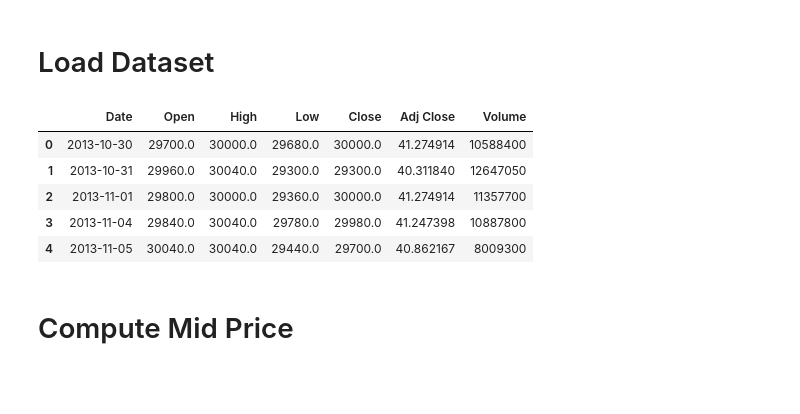
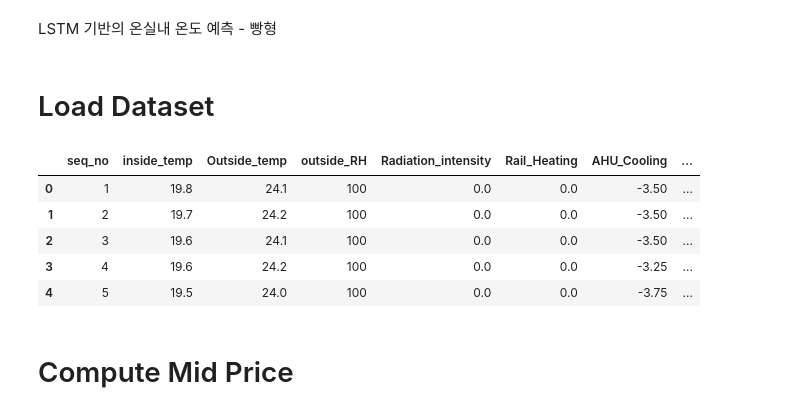
Before and after one commit to bradjeongit/GreenhousePrediction, a Jupyter notebook: GEP_LSTM_tensorflow20221017-2.ipynb, the cells around one changed output. Saved outputs shown, nothing was run; the diff lists cells and outputs as text; code cells hidden in the pictures; blank space fills up the shorter version.

```diff
--- a/GEP_LSTM_tensorflow20221017-2.ipynb
+++ b/GEP_LSTM_tensorflow20221017-2.ipynb
@@ -1,3 +1,5 @@
+# %% [markdown]
+LSTM 기반의 온실내 온도 예측 - 빵형
 # %%
 import pandas as pd
 import numpy as np
@@ -9,15 +11,15 @@ import datetime
 # %% [markdown]
 # Load Dataset
 # %%
-data = pd.read_csv('dataset/005930.KS_5y.csv')
+data = pd.read_csv('./climate_data.csv')
 data.head()
 # %% [output]
-|  | Date | Open | High | Low | Close | Adj Close | Volume |
-| 0 | 2013-10-30 | 29700.0 | 30000.0 | 29680.0 | 30000.0 | 41.274914 | 10588400 |
-| 1 | 2013-10-31 | 29960.0 | 30040.0 | 29300.0 | 29300.0 | 40.311840 | 12647050 |
-| 2 | 2013-11-01 | 29800.0 | 30000.0 | 29360.0 | 30000.0 | 41.274914 | 11357700 |
-| 3 | 2013-11-04 | 29840.0 | 30040.0 | 29780.0 | 29980.0 | 41.247398 | 10887800 |
-| 4 | 2013-11-05 | 30040.0 | 30040.0 | 29440.0 | 29700.0 | 40.862167 | 8009300 |
+|  | seq_no | inside_temp | Outside_temp | outside_RH | Radiation_intensity | Rail_Heating | AHU_Cooling | ... |
+| 0 | 1 | 19.8 | 24.1 | 100 | 0.0 | 0.0 | -3.50 | ... |
+| 1 | 2 | 19.7 | 24.2 | 100 | 0.0 | 0.0 | -3.50 | ... |
+| 2 | 3 | 19.6 | 24.1 | 100 | 0.0 | 0.0 | -3.50 | ... |
+| 3 | 4 | 19.6 | 24.2 | 100 | 0.0 | 0.0 | -3.25 | ... |
+| 4 | 5 | 19.5 | 24.0 | 100 | 0.0 | 0.0 | -3.75 | ... |
 # %% [markdown]
 # Compute Mid Price
 # %%
```
Also changed, not shown: parts of 4 cells of this notebook, 1 other file.
